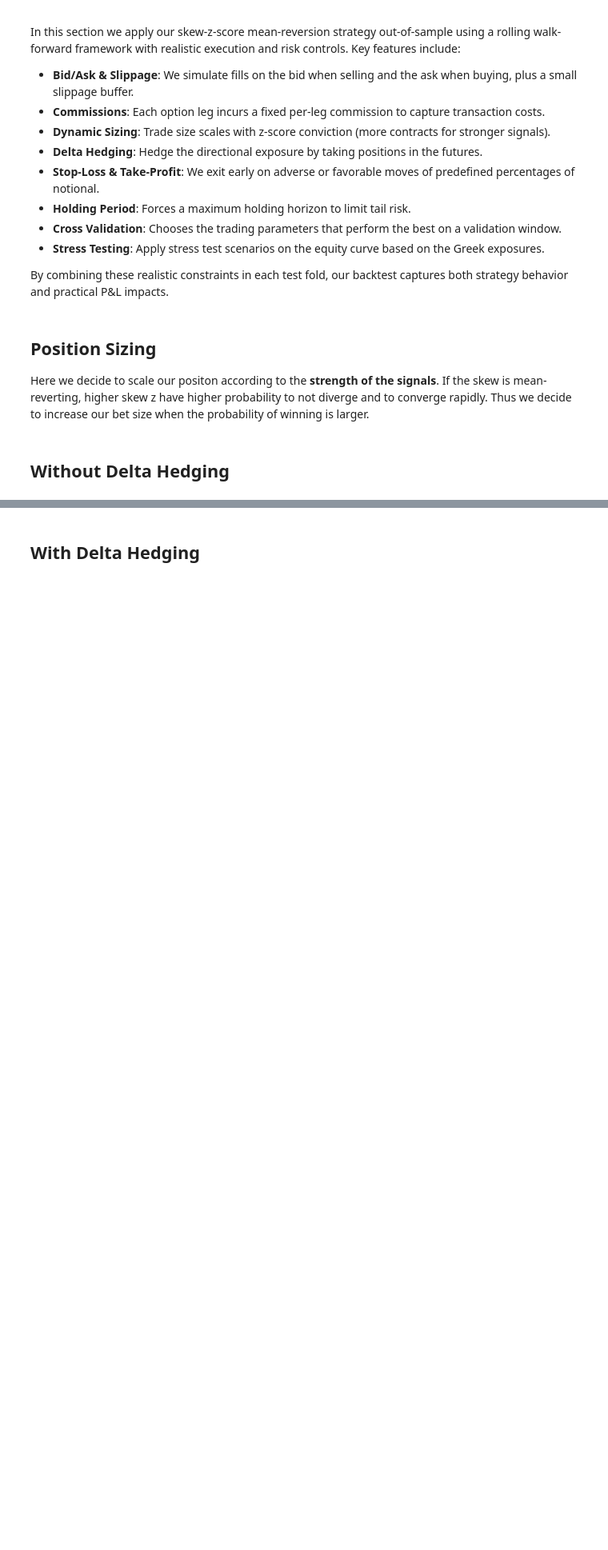
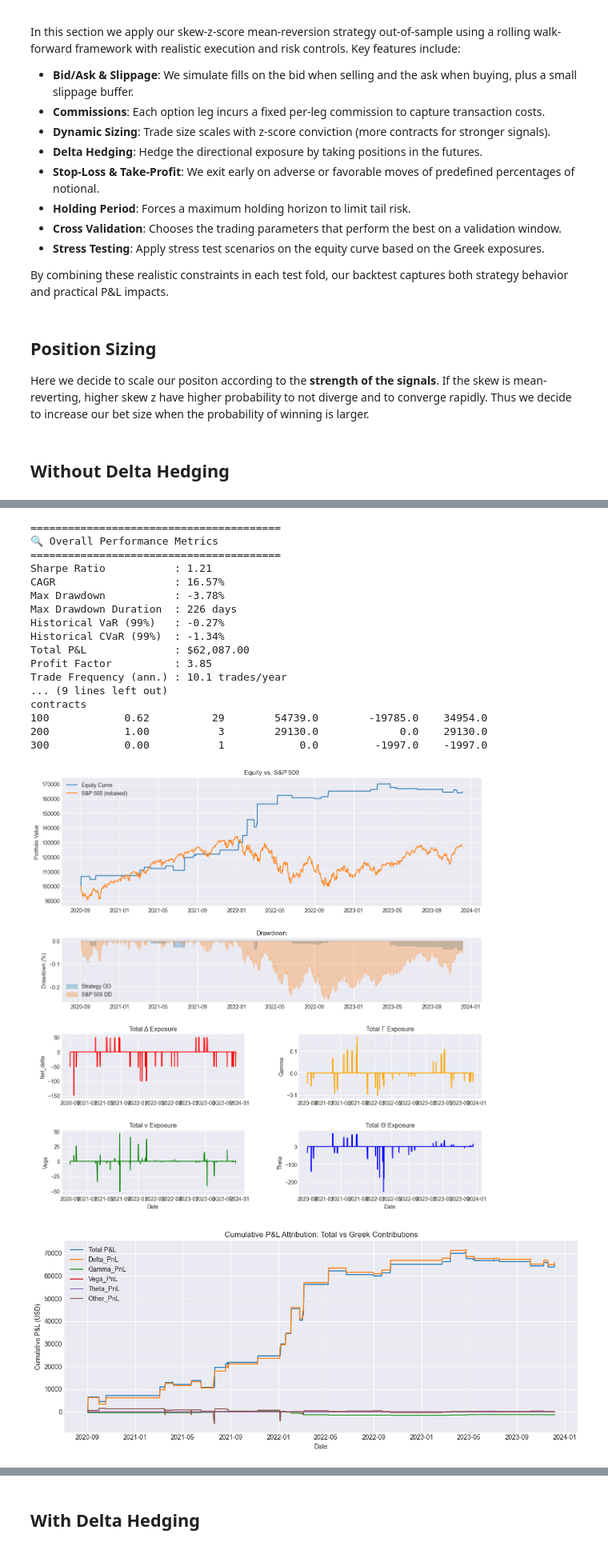
Before and after one commit to anthonymakarewicz/volatility-trading, a Jupyter notebook: skew_trading.ipynb, the cells around one changed output, grey strips where cells are left out. Shown at 80% size. Cells and saved outputs as stored; diff of their text form; code cells hidden in the pictures; blank space fills up the shorter version.

```diff
--- a/skew_trading.ipynb
+++ b/skew_trading.ipynb
@@ -1953,0 +1922,31 @@ contracts
+# %%
+bt.hedge_size = 100000
+summary, trades, mtm, params = bt.walk_forward()
+daily_mtm = bt.to_daily_mtm(mtm)
+
+ph.print_perf_metrics(trades, daily_mtm)
+ph.plot_full_performance(sp500, daily_mtm)
+ph.plot_pnl_attribution(daily_mtm)
+
+stressed_mtm = Backtester.stress_test(daily_mtm, scenarios)
+ph.plot_stressed_pnl(stressed_mtm, daily_mtm, scenarios)
+# %% [output]
+========================================
+🔍 Overall Performance Metrics
+========================================
+Sharpe Ratio           : 1.21
+CAGR                   : 16.57%
+Max Drawdown           : -3.78%
+Max Drawdown Duration  : 226 days
+Historical VaR (99%)   : -0.27%
+Historical CVaR (99%)  : -1.34%
+Total P&L              : $62,087.00
+Profit Factor          : 3.85
+Trade Frequency (ann.) : 10.1 trades/year
+... (9 lines left out)
+contracts
+100            0.62          29        54739.0        -19785.0    34954.0
+200            1.00           3        29130.0             0.0    29130.0
+300            0.00           1            0.0         -1997.0    -1997.0
+[figure, added]
+[figure, added]
```
Also changed, not shown: parts of 5 cells of this notebook, 1 other file.
